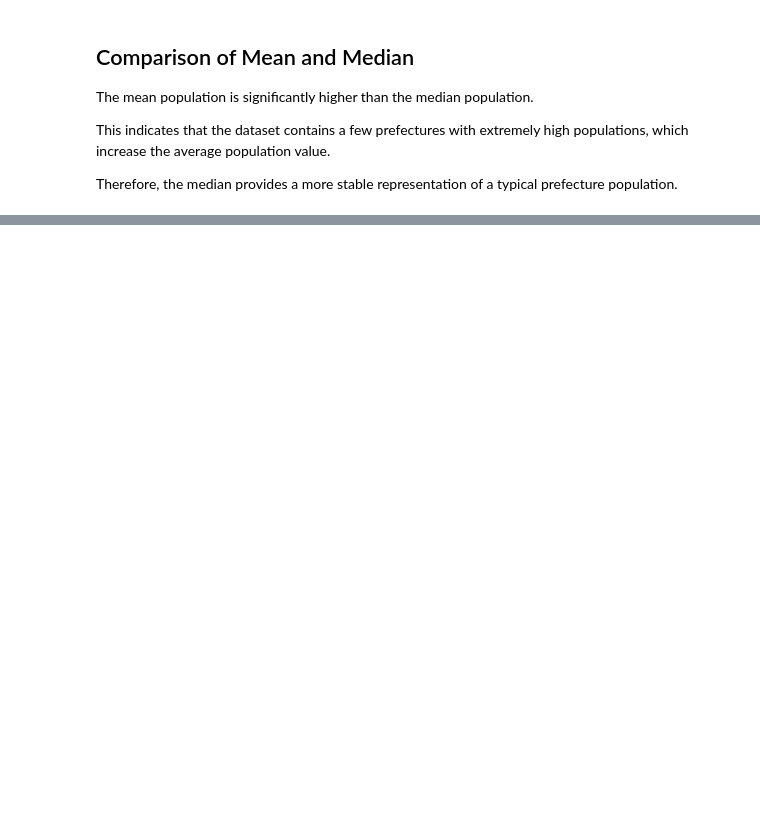
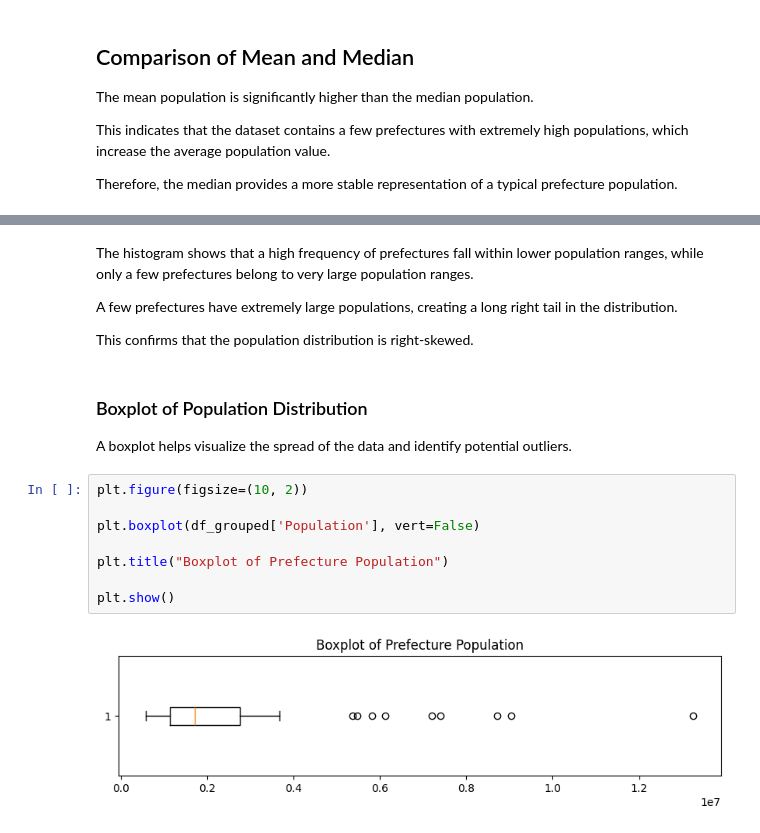
Before and after one commit to Aditya1502-ya/japan-population-analysis, a Jupyter notebook: analysis.ipynb, the cells around one changed output, grey strips where cells are left out. Saved outputs shown, nothing was run; the diff lists cells and outputs as text; blank space fills up the shorter version.

```diff
--- a/analysis.ipynb
+++ b/analysis.ipynb
@@ -155,0 +256,20 @@ Therefore, the median provides a more stable representation of a typical prefect
+# %% [markdown]
+The histogram shows that a high frequency of prefectures fall within lower population ranges, while only a few prefectures belong to very large population ranges.
+
+A few prefectures have extremely large populations, creating a long right tail in the distribution.
+
+This confirms that the population distribution is right-skewed.
+# %% [markdown]
+### Boxplot of Population Distribution
+
+A boxplot helps visualize the spread of the data and identify potential outliers.
+# %%
+plt.figure(figsize=(10, 2))
+
+plt.boxplot(df_grouped['Population'], vert=False)
+
+plt.title("Boxplot of Prefecture Population")
+
+plt.show()
+# %% [output]
+[figure, added]
```
Also changed, not shown: parts of 24 cells of this notebook.
